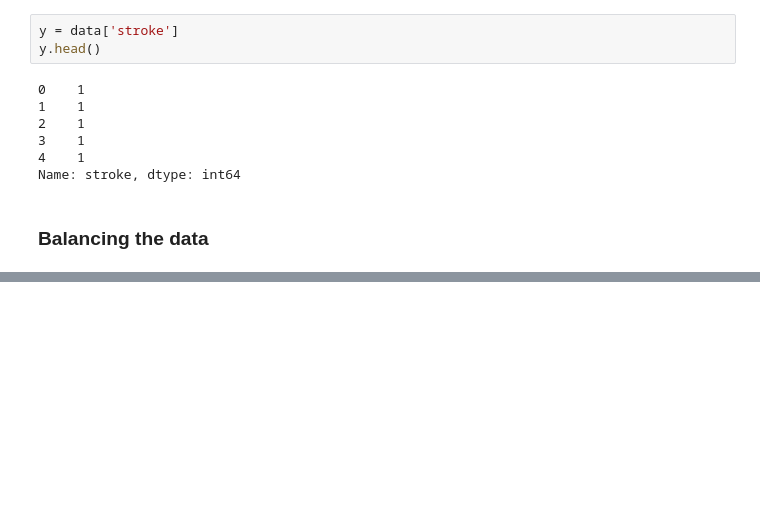
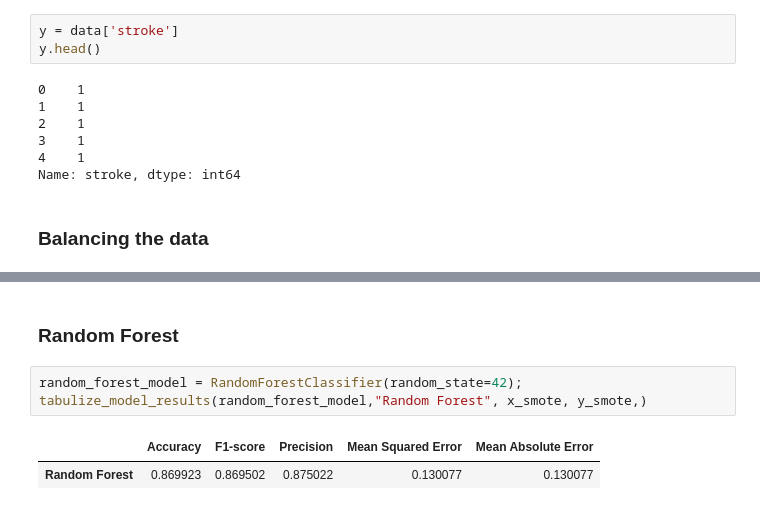
Before and after one commit to danodoms/Classification-Models-Evaluation, a Jupyter notebook: final exam.ipynb, the cells around one changed output, grey strips where cells are left out. Saved outputs shown, nothing was run; the diff lists cells and outputs as text; blank space fills up the shorter version.

```diff
--- a/final exam.ipynb
+++ b/final exam.ipynb
@@ -344,0 +363,8 @@ ValueError: Cannot convert float NaN to integer
+# %% [markdown]
+### **Random Forest**
+# %%
+random_forest_model = RandomForestClassifier(random_state=42);
+tabulize_model_results(random_forest_model,"Random Forest", x_smote, y_smote,)
+# %% [output]
+|  | Accuracy | F1-score | Precision | Mean Squared Error | Mean Absolute Error |
+| Random Forest | 0.869923 | 0.869502 | 0.875022 | 0.130077 | 0.130077 |
```
Also changed, not shown: parts of 16 cells of this notebook.
